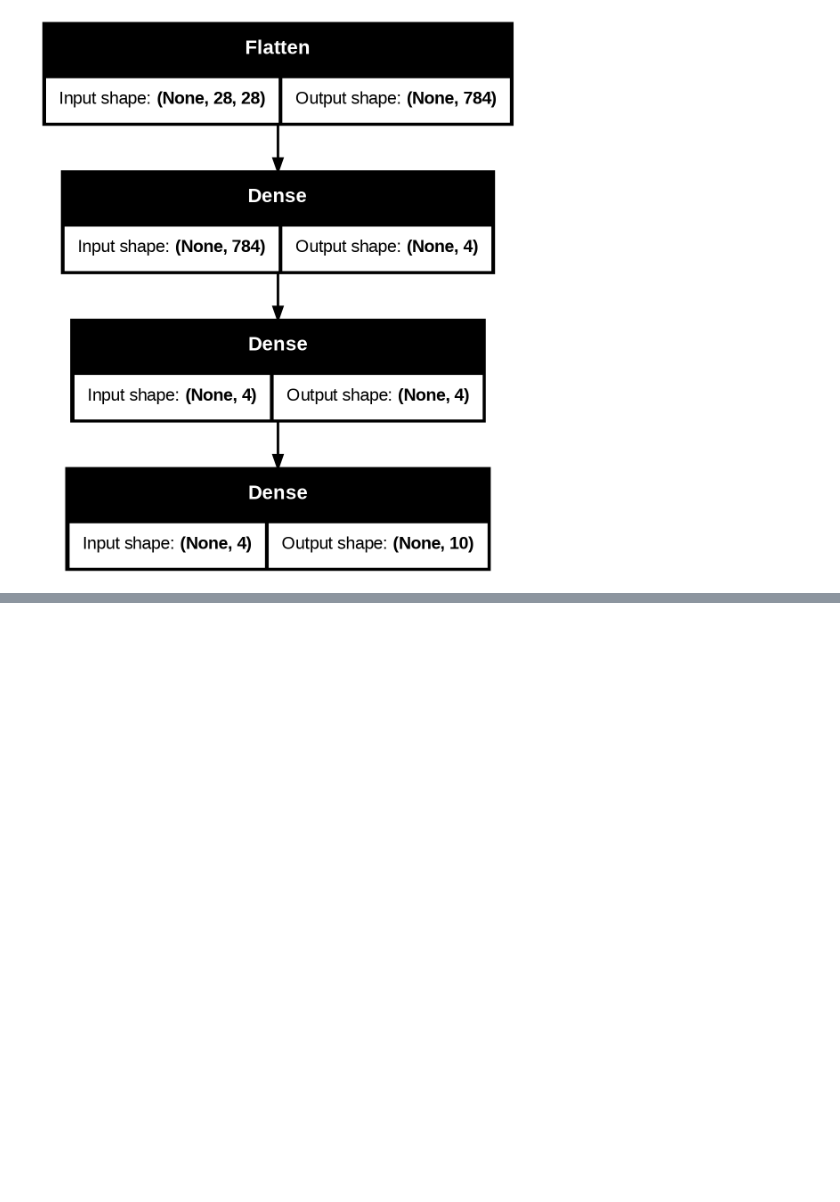
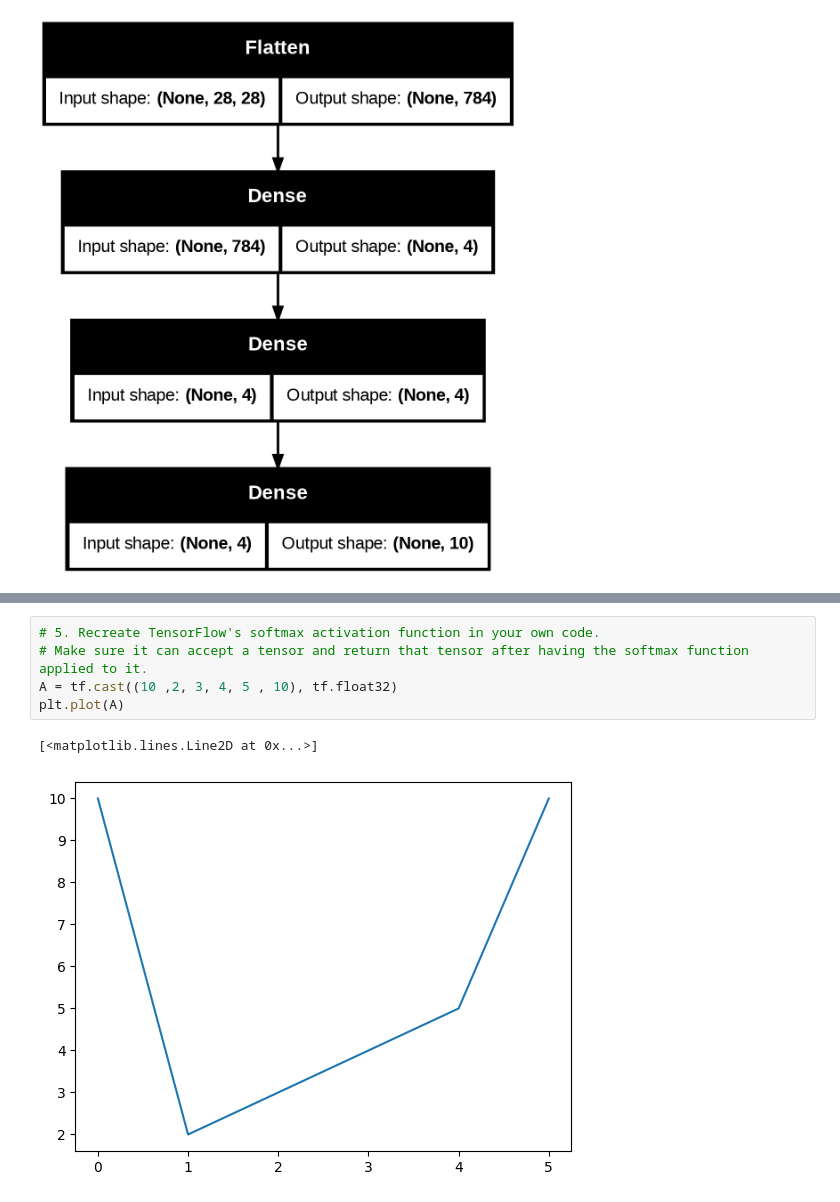
Before and after one commit to mehmetzorlu/tensowflow_bootcamp, a Jupyter notebook: 02_neural_network_classification.ipynb, the cells around one changed output, grey strips where cells are left out. Drawn from its saved outputs; the diff is of its cells as text; blank space fills up the shorter version.

```diff
--- a/02_neural_network_classification.ipynb
+++ b/02_neural_network_classification.ipynb
@@ -1691,0 +1916,8 @@ plot_model(model_14, show_shapes=True)
+# %%
+# 5. Recreate TensorFlow's softmax activation function in your own code.
+# Make sure it can accept a tensor and return that tensor after having the softmax function applied to it.
+A = tf.cast((10 ,2, 3, 4, 5 , 10), tf.float32)
+plt.plot(A)
+# %% [output]
+[<matplotlib.lines.Line2D at 0x...>]
+[figure, added]
```
Also changed, not shown: parts of 69 cells of this notebook.
